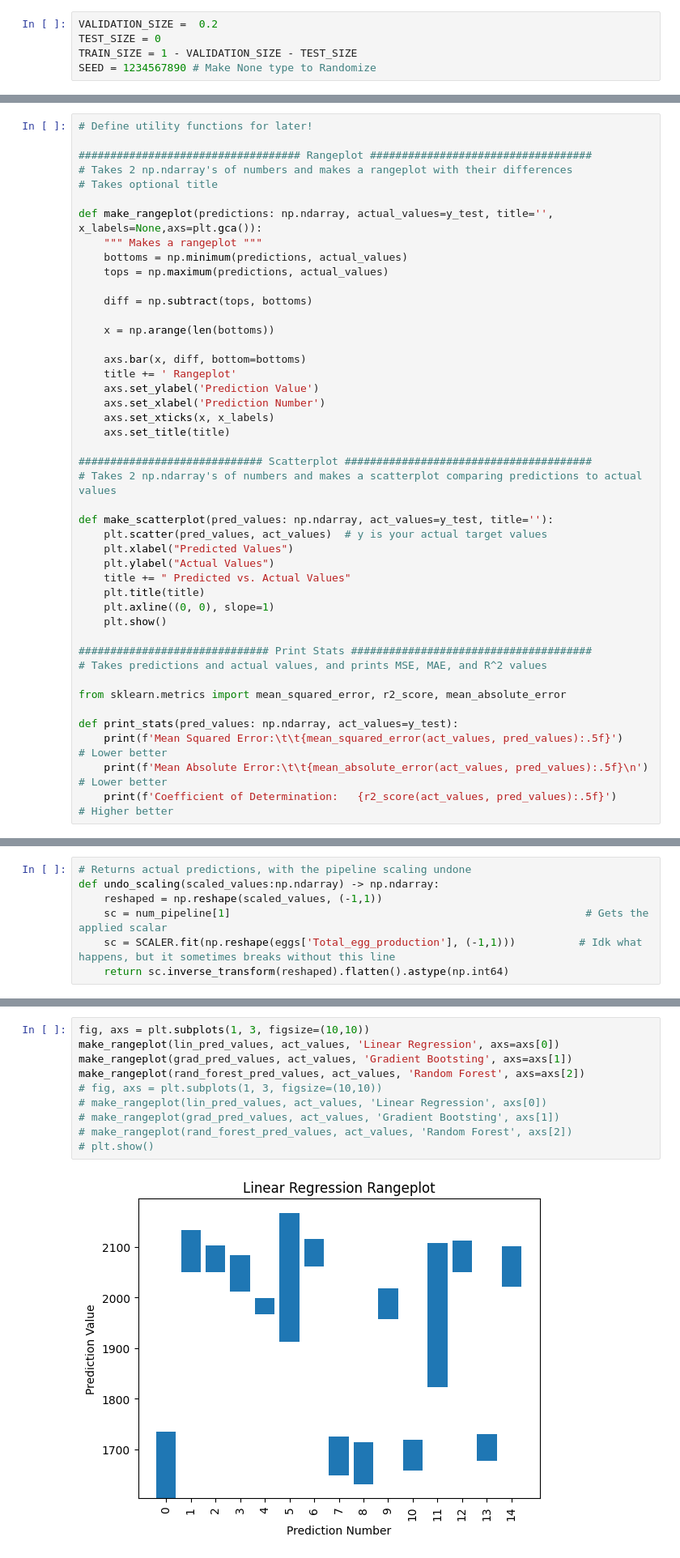
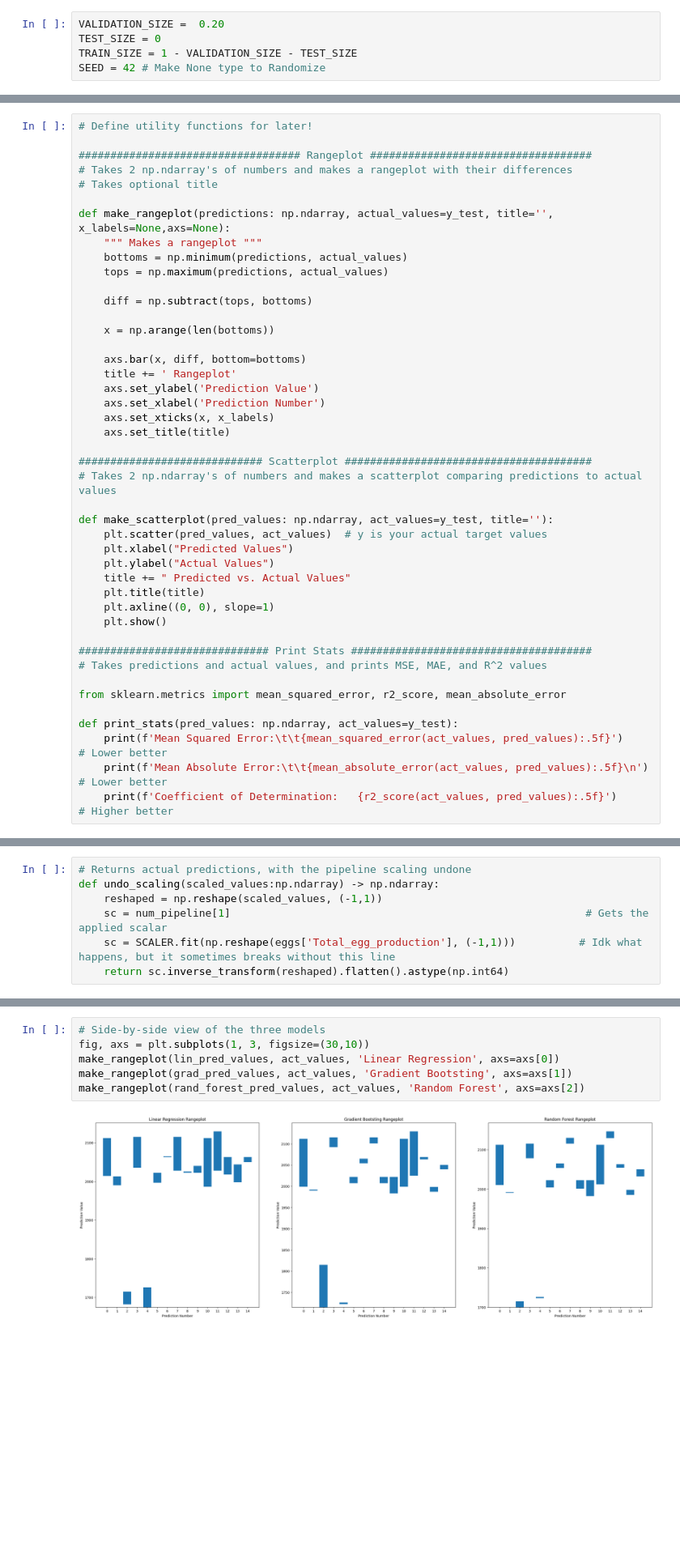
Before and after one commit to ItsJJH/egg-ai-project, a Jupyter notebook: TheNotebook.ipynb, the cells around one changed output, grey strips where cells are left out. Shown at 81% size. Saved outputs shown, nothing was run; the diff lists cells and outputs as text; blank space fills up the shorter version.

```diff
--- a/TheNotebook.ipynb
+++ b/TheNotebook.ipynb
@@ -263,10 +262,10 @@ Name: Total_egg_production, dtype: float64
 # %% [markdown]
 ### Splitting Dataset into Train/Validation/Test Sets
 # %%
-VALIDATION_SIZE =  0.2
+VALIDATION_SIZE =  0.20
 TEST_SIZE = 0
 TRAIN_SIZE = 1 - VALIDATION_SIZE - TEST_SIZE
-SEED = 1234567890 # Make None type to Randomize
+SEED = 42 # Make None type to Randomize
 # %%
 eggs.isna().sum()
 # %% [output]
@@ -305,7 +304,7 @@ print(X_train.shape, y_train.shape, X_test.shape, y_test.shape)
 # Takes 2 np.ndarray's of numbers and makes a rangeplot with their differences
 # Takes optional title
 
-def make_rangeplot(predictions: np.ndarray, actual_values=y_test, title='', x_labels=None,axs=plt.gca()):
+def make_rangeplot(predictions: np.ndarray, actual_values=y_test, title='', x_labels=None,axs=None):
     """ Makes a rangeplot """
     bottoms = np.minimum(predictions, actual_values)
     tops = np.maximum(predictions, actual_values)
@@ -480,12 +477,8 @@ print(rand_forest_pred_values)
 # %%
-fig, axs = plt.subplots(1, 3, figsize=(10,10))
+# Side-by-side view of the three models
+fig, axs = plt.subplots(1, 3, figsize=(30,10))
 make_rangeplot(lin_pred_values, act_values, 'Linear Regression', axs=axs[0])
 make_rangeplot(grad_pred_values, act_values, 'Gradient Bootsting', axs=axs[1])
 make_rangeplot(rand_forest_pred_values, act_values, 'Random Forest', axs=axs[2])
-# fig, axs = plt.subplots(1, 3, figsize=(10,10))
-# make_rangeplot(lin_pred_values, act_values, 'Linear Regression', axs[0])
-# make_rangeplot(grad_pred_values, act_values, 'Gradient Bootsting', axs[1])
-# make_rangeplot(rand_forest_pred_values, act_values, 'Random Forest', axs[2])
-# plt.show()
 # %% [output]
-[figure, old version]
+[figure, new version]
```
Also changed, not shown: parts of 20 cells of this notebook, 1 other file.
